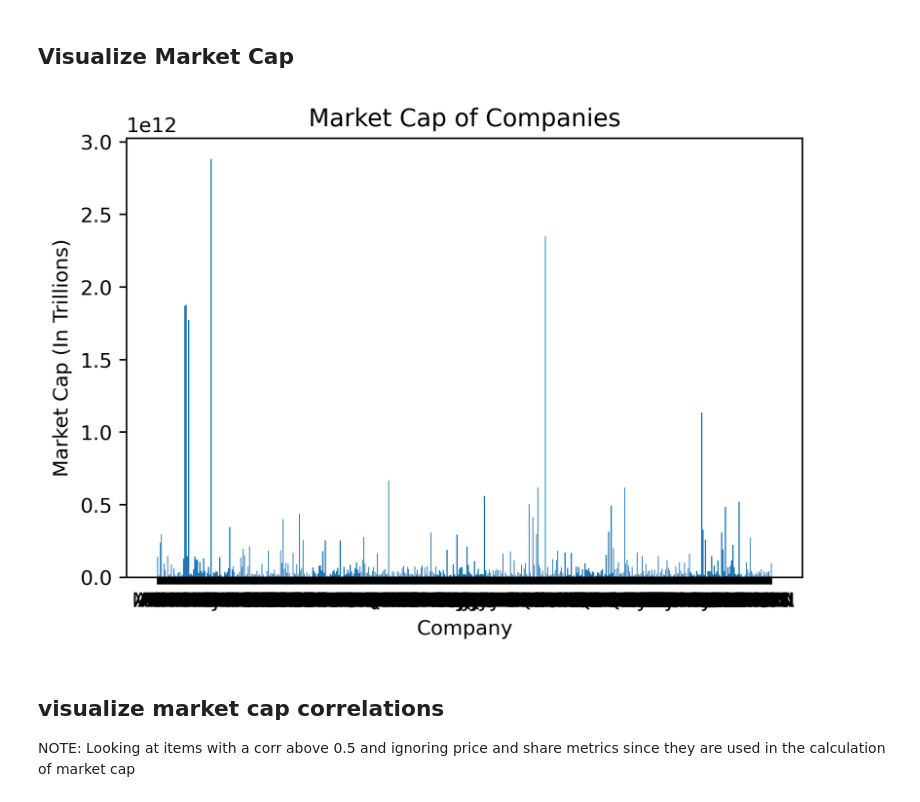
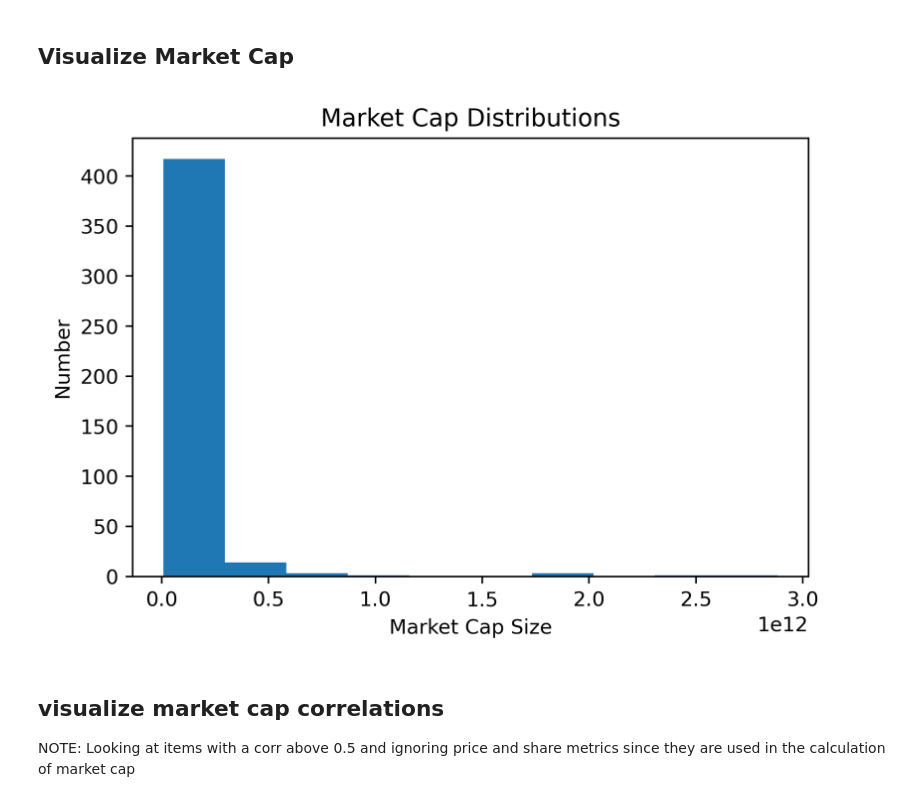
Before and after one commit to jeffjoseph22/value-investing, a Jupyter notebook: value_investing_analysis.ipynb, the cells around one changed output. Saved outputs shown, nothing was run; the diff lists cells and outputs as text; code cells hidden in the pictures.

```diff
--- a/value_investing_analysis.ipynb
+++ b/value_investing_analysis.ipynb
@@ -158,13 +164,14 @@ Name: marketCap, dtype: float64
 latest_q_data = df.query("date == '2022-03-31'", )
 # %%
 plt.figure(dpi=350)
-plt.bar(latest_q_data['Company'], height=latest_q_data['marketCap'])
-plt.xlabel('Company')
-plt.ylabel("Market Cap (In Trillions)")
-plt.title("Market Cap of Companies")
+# plt.bar(latest_q_data['company'], height=latest_q_data['marketCap'])
+plt.hist(latest_q_data['marketCap'])
+plt.xlabel('Market Cap Size')
+plt.ylabel("Number")
+plt.title("Market Cap Distributions")
 plt.show()
 # %% [output]
-[figure, old version]
+[figure, new version]
 # %% [markdown]
 ## visualize market cap correlations
 
```
Also changed, not shown: parts of 35 cells of this notebook, 3 other files.
